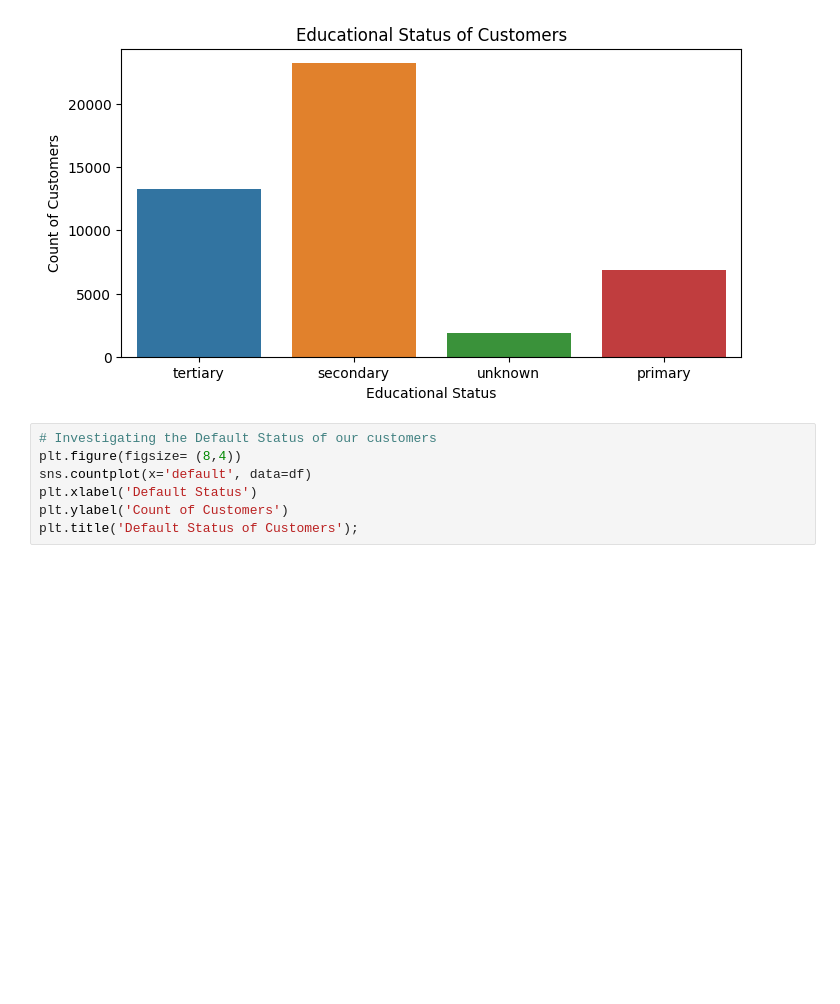
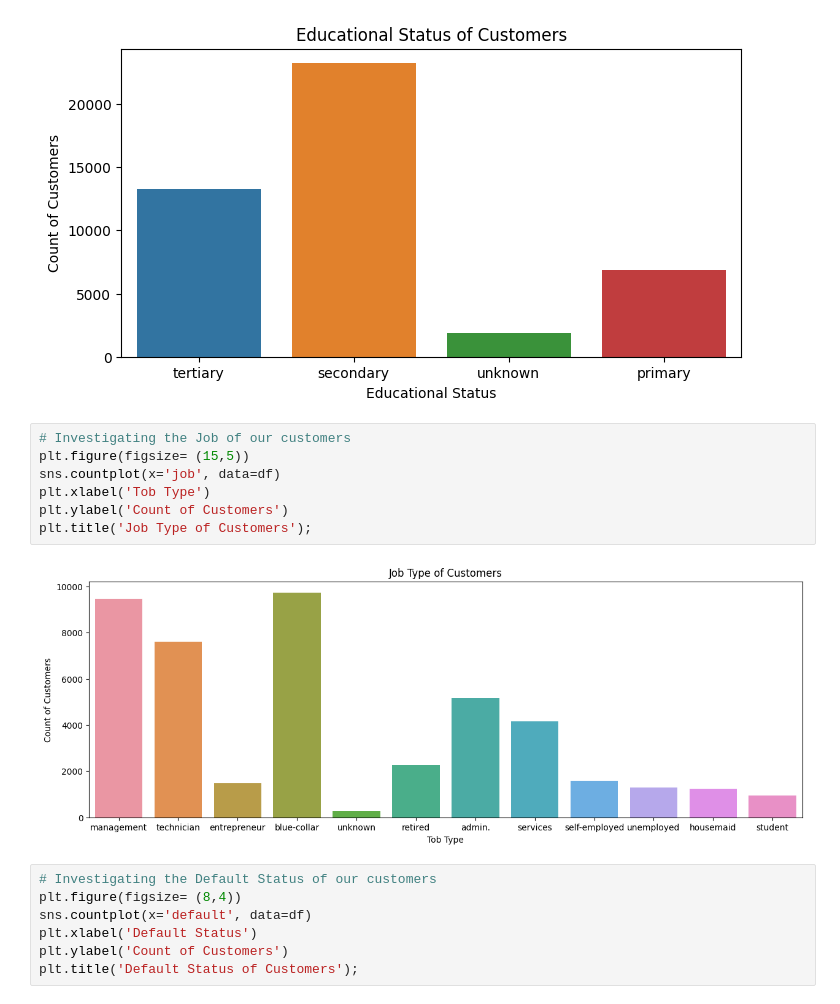
Before and after one commit to kayodeolusanya/Nexus-Bank-Customer-Segmentation-Project, a Jupyter notebook: Nexus_Bank_Customer_Segmentation_Project.ipynb, the cells around one changed output. Drawn from its saved outputs; the diff is of its cells as text; blank space fills up the shorter version.

```diff
--- a/Nexus_Bank_Customer_Segmentation_Project.ipynb
+++ b/Nexus_Bank_Customer_Segmentation_Project.ipynb
@@ -170,6 +170,15 @@ plt.ylabel('Count of Customers')
 plt.title('Educational Status of Customers');
 # %% [output]
 [figure]
+# %%
+# Investigating the Job of our customers
+plt.figure(figsize= (15,5))
+sns.countplot(x='job', data=df)
+plt.xlabel('Tob Type')
+plt.ylabel('Count of Customers')
+plt.title('Job Type of Customers');
+# %% [output]
+[figure, added]
 # %%
 # Investigating the Default Status of our customers
 plt.figure(figsize= (8,4))
```
Also changed, not shown: parts of 1 cell of this notebook.
